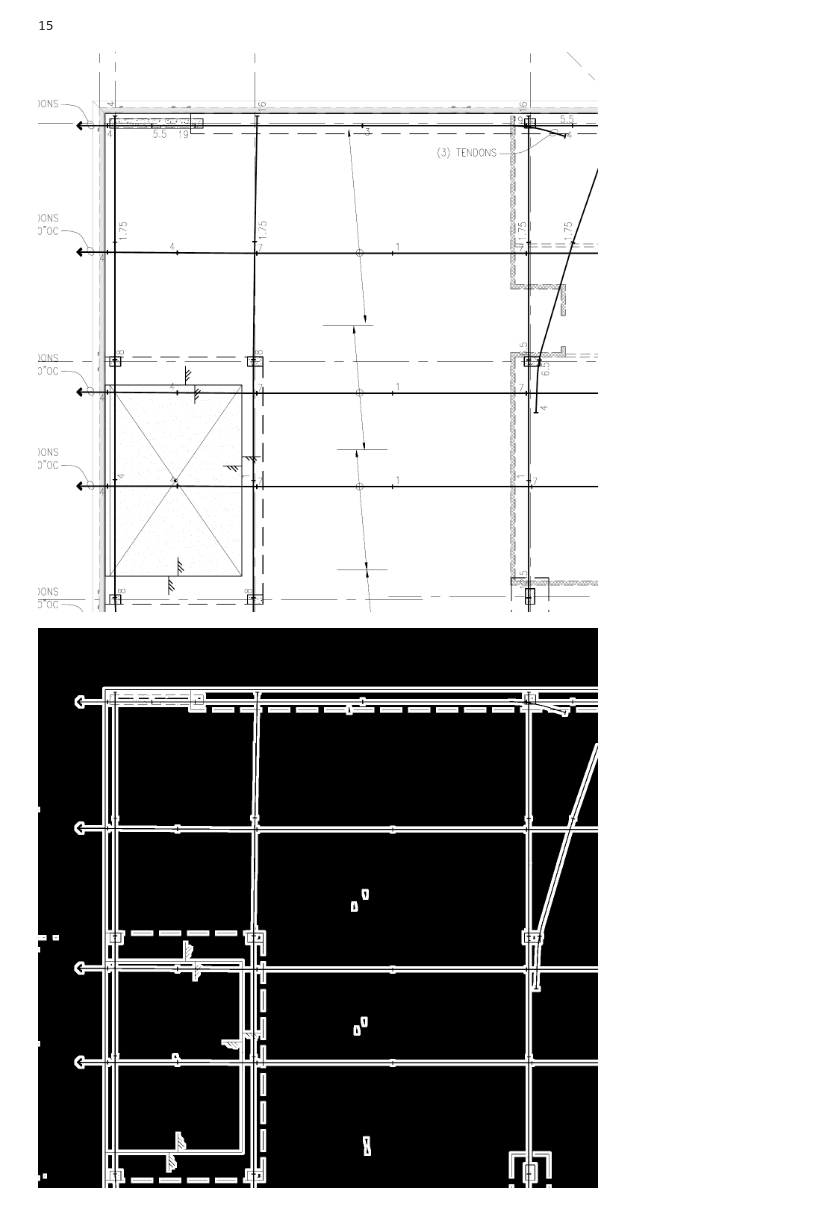
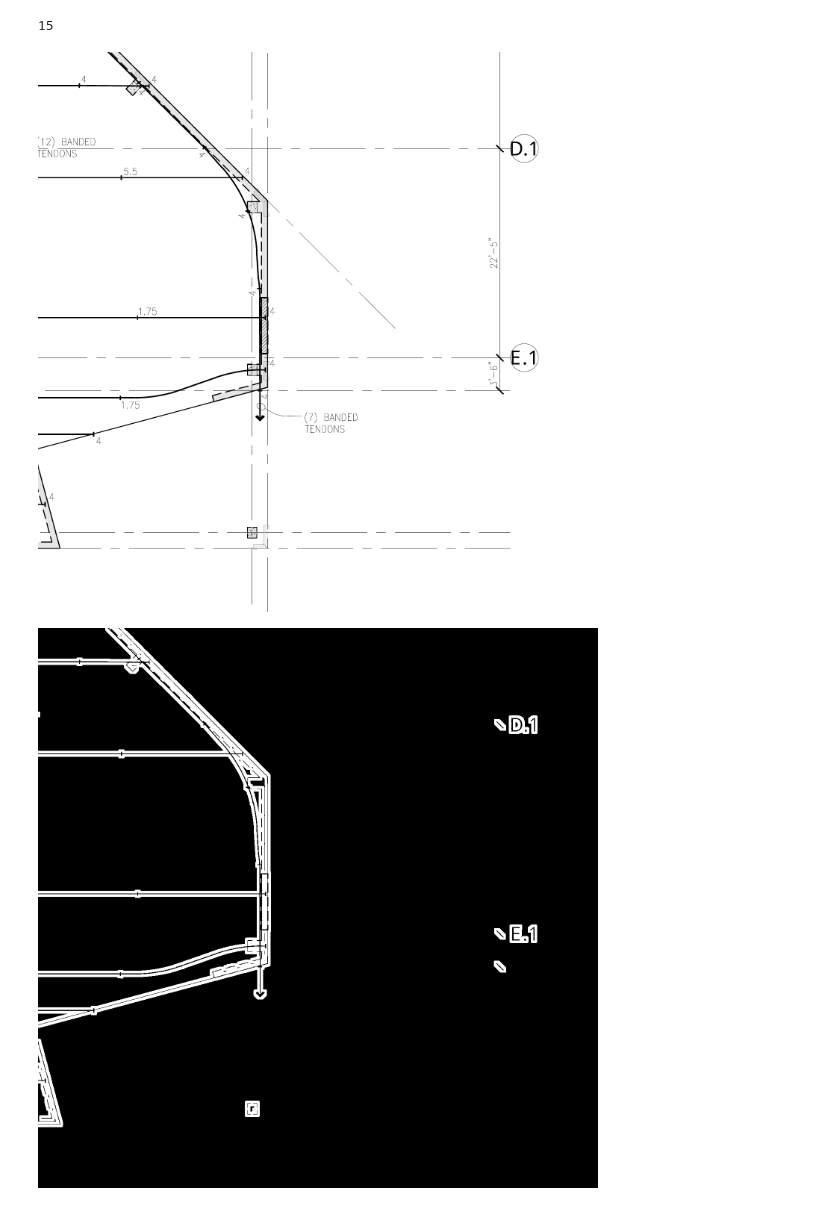
Before and after one commit to mostafa-netizen/Sadidul-Islam-Analysis, a Jupyter notebook: analysis/vertical_lines.ipynb, the cells around one changed output. Cells and saved outputs as stored; diff of their text form; code cells hidden in the pictures.

```diff
--- a/analysis/vertical_lines.ipynb
+++ b/analysis/vertical_lines.ipynb
@@ -1,20 +1,20 @@
 # %%
 from ocr.line_detector import tile_image
 import numpy as np
 from PIL import Image
 import cv2
 
 img = cv2.imread("/home/sadid/PycharmProjects/sgs-drawing-analysis/data/original.png")
 height, width = img.shape[:2]
 tiles = tile_image(img)
 
 # tile = img[1000:2000, 2500:4000].copy()
-tile = tiles[7][0].copy()
+tile = tiles[14][0].copy()
 print(len(tiles))
 Image.fromarray(tile)
 # %% [output]
 15
-[figure, old version]
+[figure, new version]
 # %%
 gray = cv2.cvtColor(tile, cv2.COLOR_BGR2GRAY)
 ret, thresh = cv2.threshold(gray, 120, 255, cv2.THRESH_BINARY_INV)
@@ -30,7 +30,7 @@ bw = cv2.adaptiveThreshold(
 
 Image.fromarray(bw)
 # %% [output]
-[figure, old version]
+[figure, new version]
 # %%
 kernel = cv2.getStructuringElement(cv2.MORPH_RECT, (1, 40))
 vertical = cv2.morphologyEx(bw, cv2.MORPH_OPEN, kernel)
```
Also changed, not shown: parts of 3 cells of this notebook, 8 other files.
